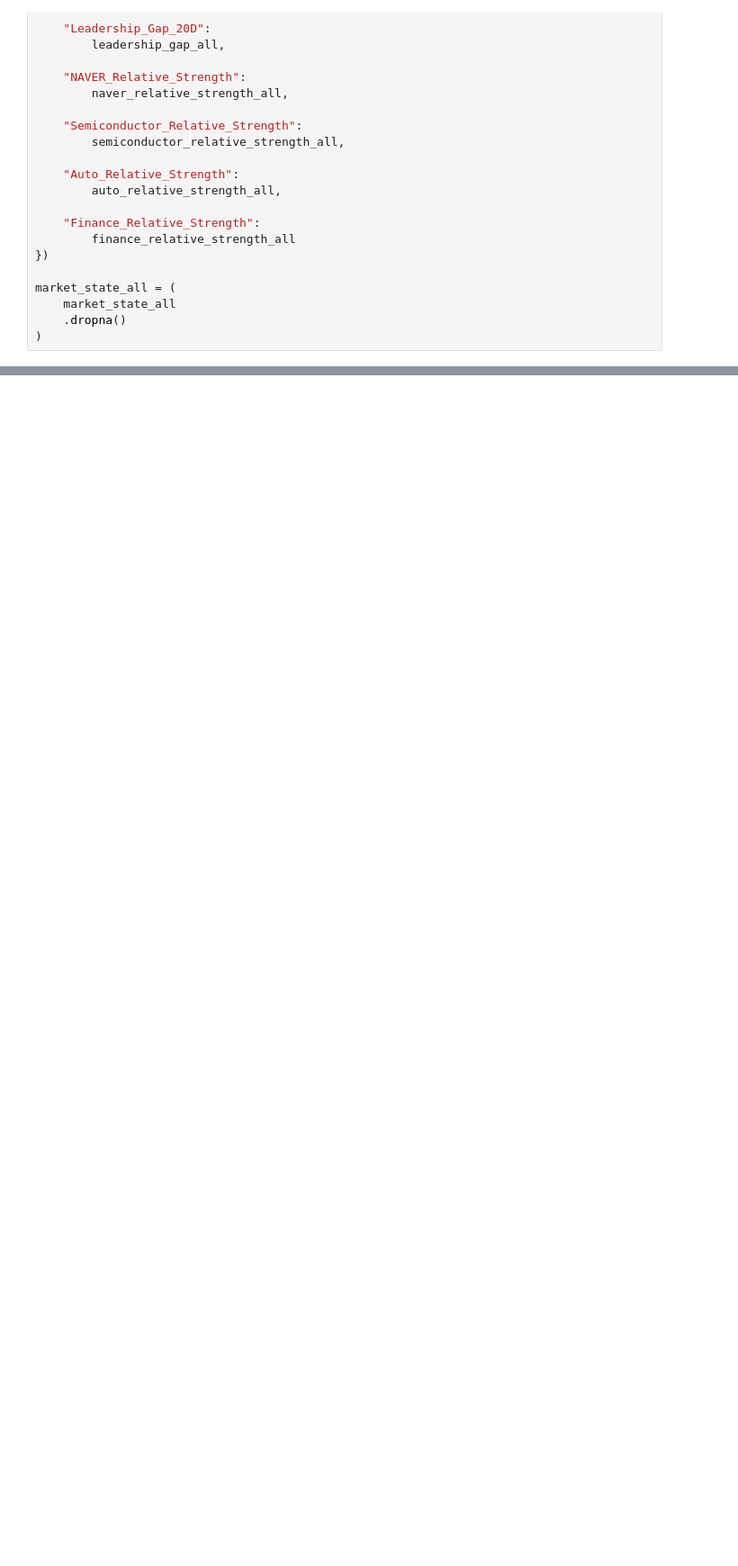
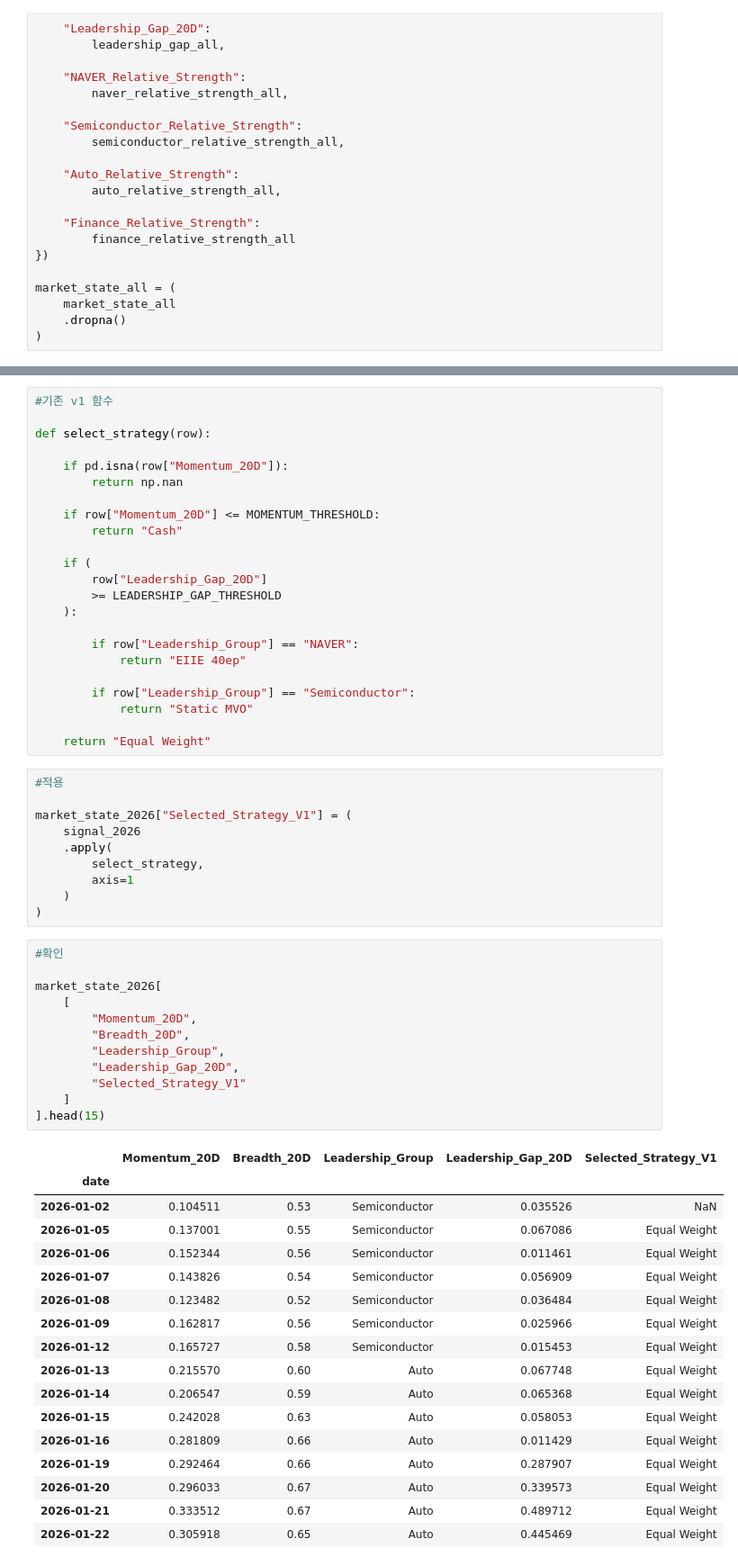
Before and after one commit to jayjoo21/portfolio_optimization, a Jupyter notebook: notebooks/04_regime_aware_strategy.ipynb, the cells around one changed output, grey strips where cells are left out. Shown at 90% size. Cells and saved outputs as stored; diff of their text form; blank space fills up the shorter version.

```diff
--- a/notebooks/04_regime_aware_strategy.ipynb
+++ b/notebooks/04_regime_aware_strategy.ipynb
@@ -983,0 +1052,63 @@ market_state_all = (
+# %%
+#기존 v1 함수
+
+def select_strategy(row):
+
+    if pd.isna(row["Momentum_20D"]):
+        return np.nan
+
+    if row["Momentum_20D"] <= MOMENTUM_THRESHOLD:
+        return "Cash"
+
+    if (
+        row["Leadership_Gap_20D"]
+        >= LEADERSHIP_GAP_THRESHOLD
+    ):
+
+        if row["Leadership_Group"] == "NAVER":
+            return "EIIE 40ep"
+
+        if row["Leadership_Group"] == "Semiconductor":
+            return "Static MVO"
+
+    return "Equal Weight"
+# %%
+#적용
+
+market_state_2026["Selected_Strategy_V1"] = (
+    signal_2026
+    .apply(
+        select_strategy,
+        axis=1
+    )
+)
+# %%
+#확인
+
+market_state_2026[
+    [
+        "Momentum_20D",
+        "Breadth_20D",
+        "Leadership_Group",
+        "Leadership_Gap_20D",
+        "Selected_Strategy_V1"
+    ]
+].head(15)
+# %% [output]
+|  | Momentum_20D | Breadth_20D | Leadership_Group | Leadership_Gap_20D | Selected_Strategy_V1 |
+| date |  |  |  |  |  |
+| 2026-01-02 | 0.104511 | 0.53 | Semiconductor | 0.035526 | NaN |
+| 2026-01-05 | 0.137001 | 0.55 | Semiconductor | 0.067086 | Equal Weight |
+| 2026-01-06 | 0.152344 | 0.56 | Semiconductor | 0.011461 | Equal Weight |
+| 2026-01-07 | 0.143826 | 0.54 | Semiconductor | 0.056909 | Equal Weight |
+| 2026-01-08 | 0.123482 | 0.52 | Semiconductor | 0.036484 | Equal Weight |
+| 2026-01-09 | 0.162817 | 0.56 | Semiconductor | 0.025966 | Equal Weight |
+| 2026-01-12 | 0.165727 | 0.58 | Semiconductor | 0.015453 | Equal Weight |
+| 2026-01-13 | 0.215570 | 0.60 | Auto | 0.067748 | Equal Weight |
+| 2026-01-14 | 0.206547 | 0.59 | Auto | 0.065368 | Equal Weight |
+| 2026-01-15 | 0.242028 | 0.63 | Auto | 0.058053 | Equal Weight |
+| 2026-01-16 | 0.281809 | 0.66 | Auto | 0.011429 | Equal Weight |
+| 2026-01-19 | 0.292464 | 0.66 | Auto | 0.287907 | Equal Weight |
+| 2026-01-20 | 0.296033 | 0.67 | Auto | 0.339573 | Equal Weight |
+| 2026-01-21 | 0.333512 | 0.67 | Auto | 0.489712 | Equal Weight |
+| 2026-01-22 | 0.305918 | 0.65 | Auto | 0.445469 | Equal Weight |
```
Also changed, not shown: parts of 41 cells of this notebook.
